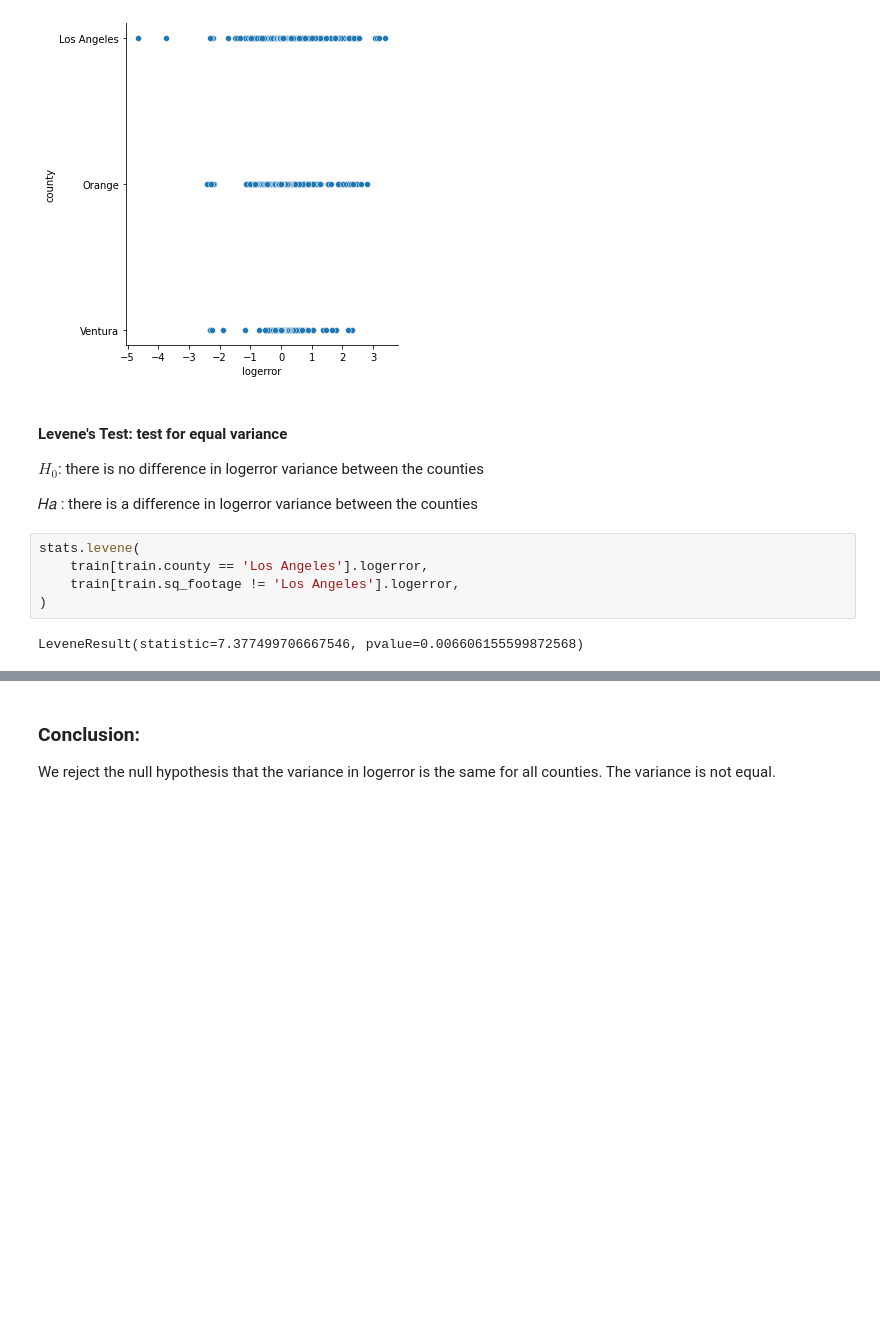
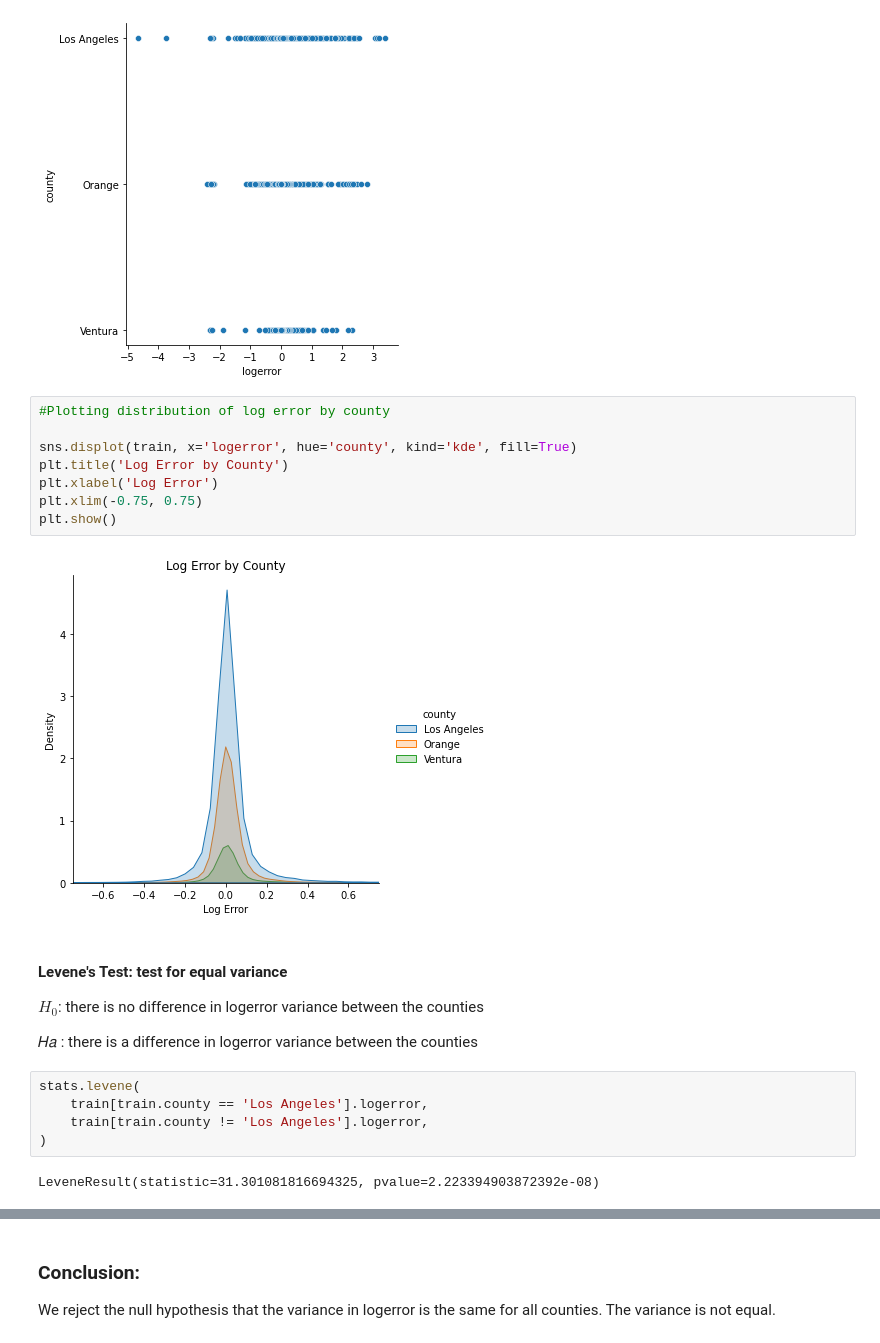
Before and after one commit to veronica-f-reyes/clustering-exercises, a Jupyter notebook: explore_zillow .ipynb, the cells around one changed output, grey strips where cells are left out. Cells and saved outputs as stored; diff of their text form; blank space fills up the shorter version.

```diff
--- a/explore_zillow .ipynb
+++ b/explore_zillow .ipynb
@@ -223,6 +223,16 @@ sns.relplot(data=train, x='logerror', y='county')
 # %% [output]
 <seaborn.axisgrid.FacetGrid at 0x...>
 [figure]
+# %%
+#Plotting distribution of log error by county
+
+sns.displot(train, x='logerror', hue='county', kind='kde', fill=True)
+plt.title('Log Error by County')
+plt.xlabel('Log Error')
+plt.xlim(-0.75, 0.75)
+plt.show()
+# %% [output]
+[figure, added]
 # %% [markdown]
 #### Levene's Test: test for equal variance
 $H_0$: there is no difference in logerror variance between the counties
@@ -231,10 +241,10 @@ $H_0$: there is no difference in logerror variance between the counties
 # %%
 stats.levene(
     train[train.county == 'Los Angeles'].logerror,
-    train[train.sq_footage != 'Los Angeles'].logerror,
+    train[train.county != 'Los Angeles'].logerror,
 )
 # %% [output]
-LeveneResult(statistic=7.377499706667546, pvalue=0.006606155599872568)
+LeveneResult(statistic=31.301081816694325, pvalue=2.223394903872392e-08)
 # %%
 stats.levene(
     train[train.county == 'Ventura'].logerror,
```
Also changed, not shown: parts of 18 cells of this notebook, 2 other files.
